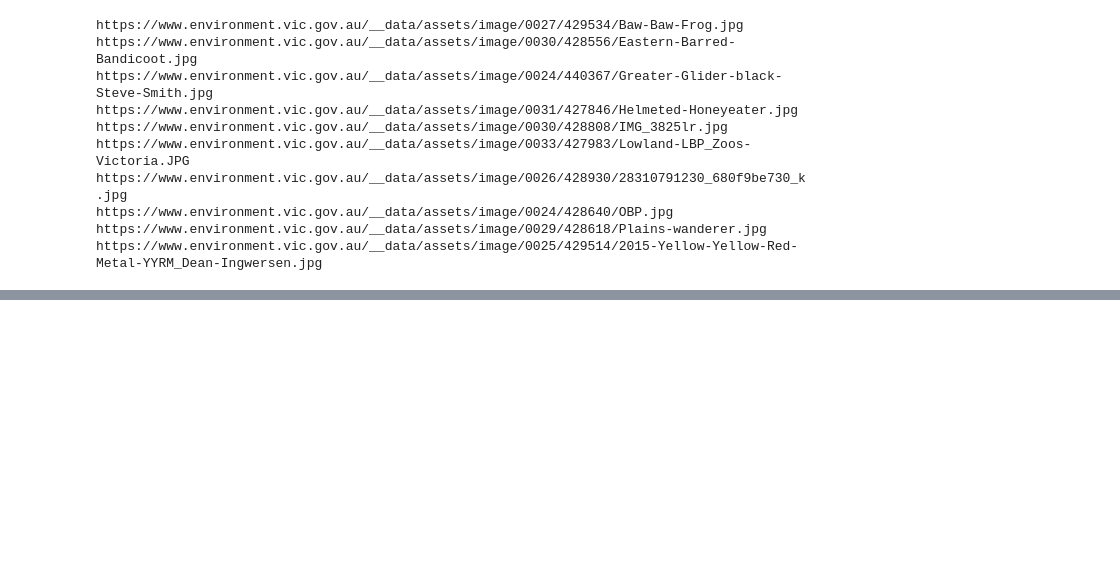
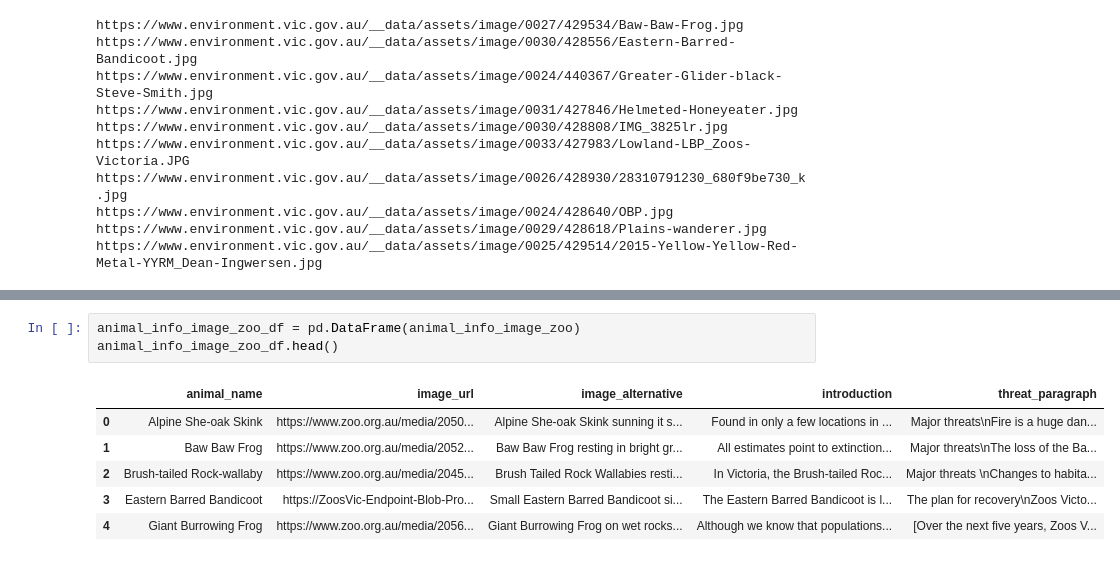
Before and after one commit to poojaisabelle/Project-Two, a Jupyter notebook: database/ETL_scraped_fauna_tracey.ipynb, the cells around one changed output, grey strips where cells are left out. Drawn from its saved outputs; the diff is of its cells as text; blank space fills up the shorter version.

```diff
--- a/database/ETL_scraped_fauna_tracey.ipynb
+++ b/database/ETL_scraped_fauna_tracey.ipynb
@@ -243,0 +248,10 @@ https://www.environment.vic.gov.au/__data/assets/image/0025/429514/2015-Yellow-Y
+# %%
+animal_info_image_zoo_df = pd.DataFrame(animal_info_image_zoo)
+animal_info_image_zoo_df.head()
+# %% [output]
+|  | animal_name | image_url | image_alternative | introduction | threat_paragraph |
+| 0 | Alpine She-oak Skink | https://www.zoo.org.au/media/2050... | Alpine She-oak Skink sunning it s... | Found in only a few locations in ... | Major threats\nFire is a huge dan... |
+| 1 | Baw Baw Frog | https://www.zoo.org.au/media/2052... | Baw Baw Frog resting in bright gr... | All estimates point to extinction... | Major threats\nThe loss of the Ba... |
+| 2 | Brush-tailed Rock-wallaby | https://www.zoo.org.au/media/2045... | Brush Tailed Rock Wallabies resti... | In Victoria, the Brush-tailed Roc... | Major threats \nChanges to habita... |
+| 3 | Eastern Barred Bandicoot | https://ZoosVic-Endpoint-Blob-Pro... | Small Eastern Barred Bandicoot si... | The Eastern Barred Bandicoot is l... | The plan for recovery\nZoos Victo... |
+| 4 | Giant Burrowing Frog | https://www.zoo.org.au/media/2056... | Giant Burrowing Frog on wet rocks... | Although we know that populations... | [Over the next five years, Zoos V... |
```
Also changed, not shown: parts of 6 cells of this notebook, 2 other files.
